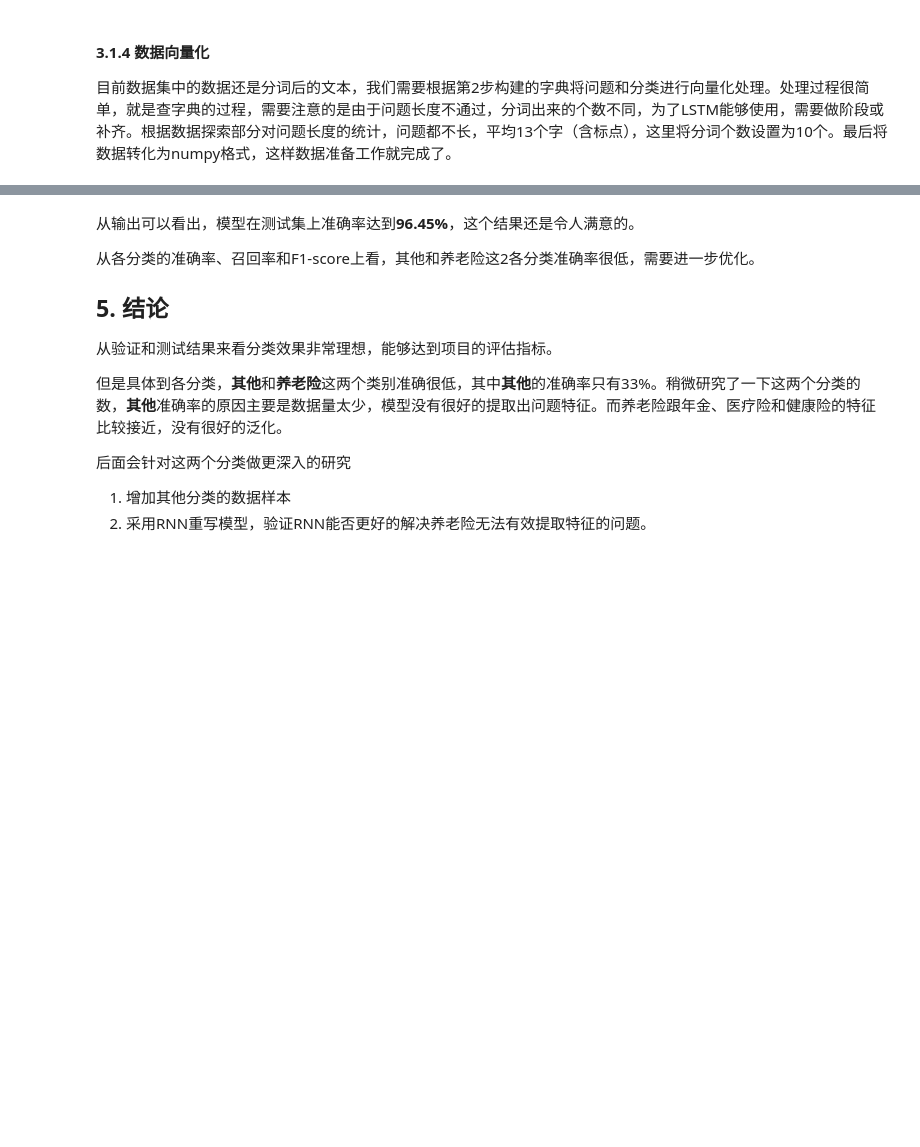
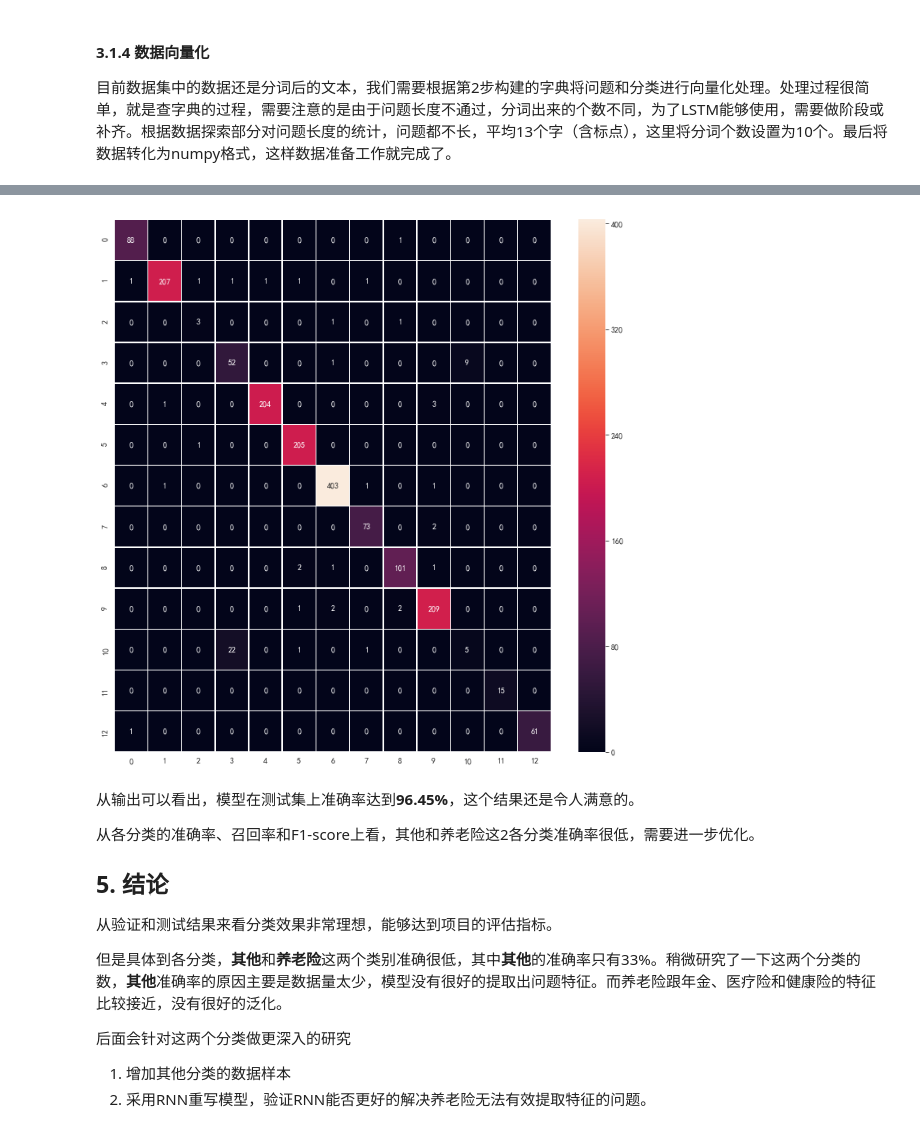
Before and after one commit to JarodYv/machine_learning_nano_degree, a Jupyter notebook: MLND_CN_P6_Graduation_Project/Insurance Question Classification with TextCNN.ipynb, the cells around one changed output, grey strips where cells are left out. Saved outputs shown, nothing was run; the diff lists cells and outputs as text; code cells hidden in the pictures; blank space fills up the shorter version.

```diff
--- a/MLND_CN_P6_Graduation_Project/Insurance Question Classification with TextCNN.ipynb
+++ b/MLND_CN_P6_Graduation_Project/Insurance Question Classification with TextCNN.ipynb
@@ -394,7 +402,7 @@ vocab_size = word_df['word'].count()  # 词汇表达小
 embedding_dim = 64  # 词向量维度
 num_filters = 256  # 卷积核数目
 kernel_size = 5  # 卷积核尺寸
-hidden_dim = 128  # 全连接层神经元
+hidden_dim = 256  # 全连接层神经元
 
 learning_rate = 0.001  # 学习率
 batch_size = 64  # 每批训练大小
@@ -630,0 +639,4 @@ weighted avg       0.97      0.96      0.96      1689
+# %%
+# 输出混淆矩阵
+cm = metrics.confusion_matrix(test_cls, pred_cls)
+print(cm)
@@ -631,3 +657,9 @@ weighted avg       0.97      0.96      0.96      1689
+# %%
+plt.figure(figsize=(12, 12))
+sns.heatmap(cm, annot=True, fmt="d", linewidths=.5)
+plt.show()
+# %% [output]
+[figure, added]
 # %% [markdown]
 从输出可以看出，模型在测试集上准确率达到**96.45%**，这个结果还是令人满意的。
 
```
Also changed, not shown: parts of 7 cells of this notebook.
